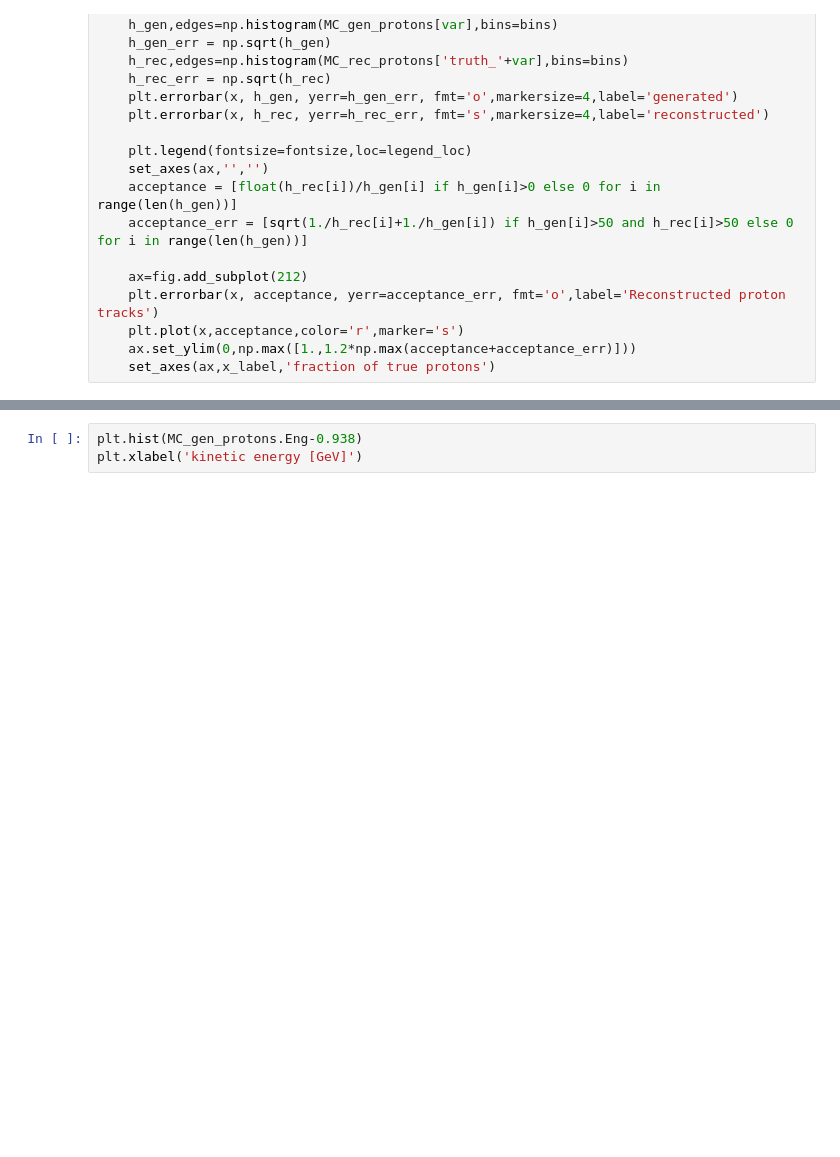
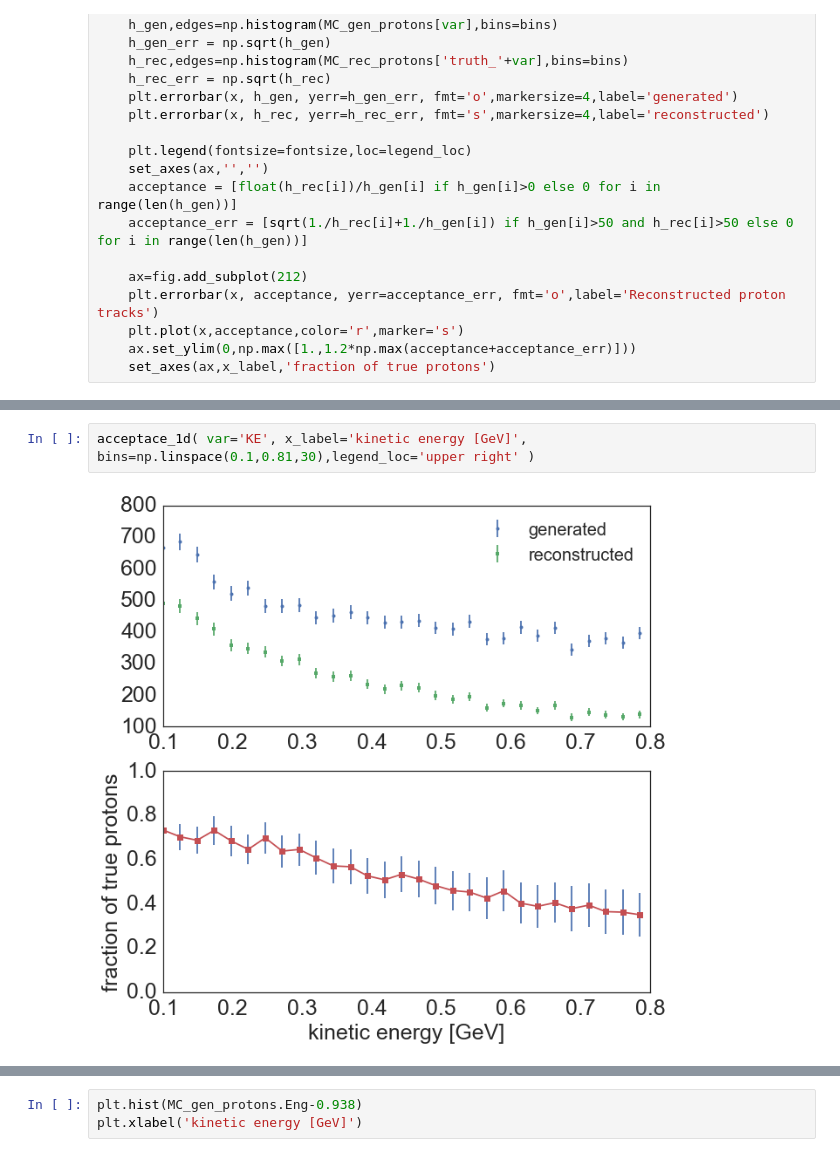
Before and after one commit to erezcoh4/AnalysisTreesInformation, a Jupyter notebook: AnaTreesPackage/notebooks/MC_SingleParticle_anatrees_plots.ipynb, the cells around one changed output, grey strips where cells are left out. Saved outputs shown, nothing was run; the diff lists cells and outputs as text; blank space fills up the shorter version.

```diff
--- a/AnaTreesPackage/notebooks/MC_SingleParticle_anatrees_plots.ipynb
+++ b/AnaTreesPackage/notebooks/MC_SingleParticle_anatrees_plots.ipynb
@@ -51,3 +53,7 @@ acceptace_1d( var='Eng', x_label='energy [GeV]', bins=np.linspace(0,2,30) )
+# %%
+acceptace_1d( var='KE', x_label='kinetic energy [GeV]', bins=np.linspace(0.1,0.81,30),legend_loc='upper right' )
+# %% [output]
+[figure, added]
 # %%
 acceptace_1d( var='phi', x_label='$\\phi$ [rad.]', bins=np.linspace(-3.4,3.4,20) )
 # %% [output]
```
Also changed, not shown: parts of 5 cells of this notebook.
